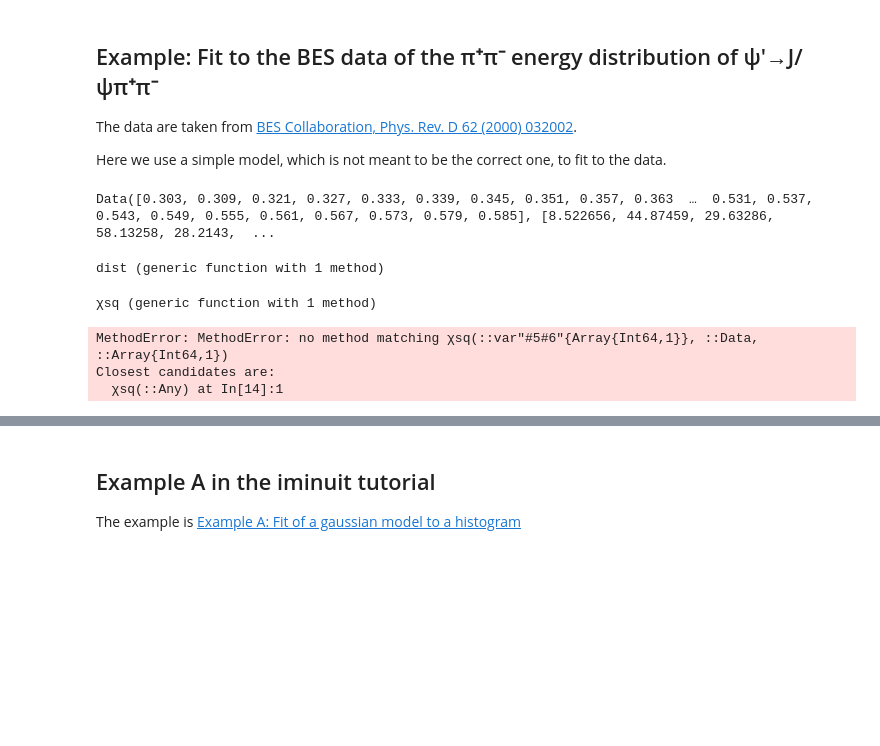
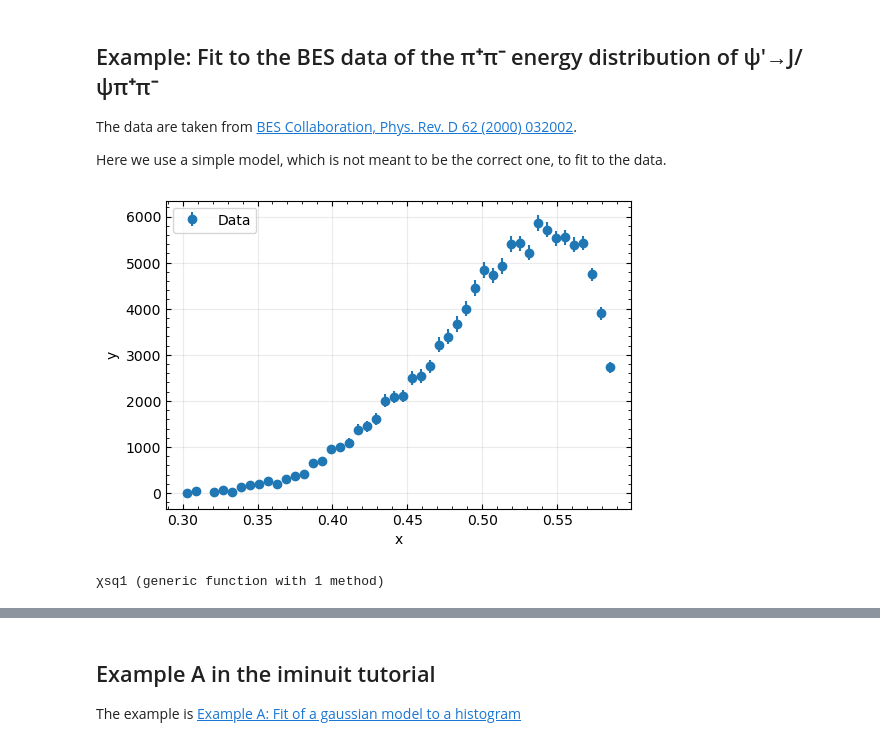
Before and after one commit to fkguo/IMinuit.jl, a Jupyter notebook: docs/example.ipynb, the cells around one changed output, grey strips where cells are left out. Cells and saved outputs as stored; diff of their text form; code cells hidden in the pictures; blank space fills up the shorter version.

```diff
--- a/docs/example.ipynb
+++ b/docs/example.ipynb
@@ -85,8 +67,10 @@ using DataFrames
 # %%
 data_df = DataFrame!(CSV.File("./testdata.csv"))
 const data = Data(data_df)
+
+plt_data(data)
 # %% [output]
-Data([0.303, 0.309, 0.321, 0.327, 0.333, 0.339, 0.345, 0.351, 0.357, 0.363  …  0.531, 0.537, 0.543, 0.549, 0.555, 0.561, 0.567, 0.573, 0.579, 0.585], [8.522656, 44.87459, 29.63286, 58.13258, 28.2143,  ...
+[figure, added]
 # %%
 const M = 3.686; const mπ = 0.14; const mJ = 3.097;
 
@@ -94,25 +78,23 @@ const M = 3.686; const mπ = 0.14; const mJ = 3.097;
 
 # a simple function that will be used to fit the data: QCD multipole expansion model for ψ'→J/ψπ⁺π⁻
 # The important ππ FSI effect is not taken into account
-function dist(w, N, c)
+# bg is just for introducing a third parameter
+function dist(w, N, c, bg)
     if (w ≤ 2mπ || w ≥ M-mJ)
         res = 0.0
     else
-        q1 = sqrt(λ(w^2, mπ^2, mJ^2))/(2w)
+        q1 = sqrt(λ(w^2, mπ^2, mπ^2))/(2w)
         q2 = sqrt(λ(M^2, w^2, mJ^2))/(2M)
-        res = N * q1 * q2 * (w^2 - c*mπ^2)^2
+        res = N * q1 * q2 * (w^2 - c*mπ^2)^2 + bg
     end
-    return res
+    return res * 1e6
 end
+
+dist(w, par) = dist(w, par...);
-# %% [output]
-dist (generic function with 1 method)
-# %%
-χsq(par) = χsq(x -> dist(x, par...), data, par)
-# %% [output]
-χsq (generic function with 1 method)
-# %%
-χsq([1,2])
-# %% [output]
-MethodError: MethodError: no method matching χsq(::var"#5#6"{Array{Int64,1}}, ::Data, ::Array{Int64,1})
-Closest candidates are:
-  χsq(::Any) at In[14]:1
+# %%
+χsq(N, c, bg) = chisq(dist, data, (N, c, bg))
+
+# parameters in an array/tuple
+χsq1(par) = chisq(dist, data, par)
+# %% [output]
+χsq1 (generic function with 1 method)
```
Also changed, not shown: parts of 17 cells of this notebook, 2 other files.
